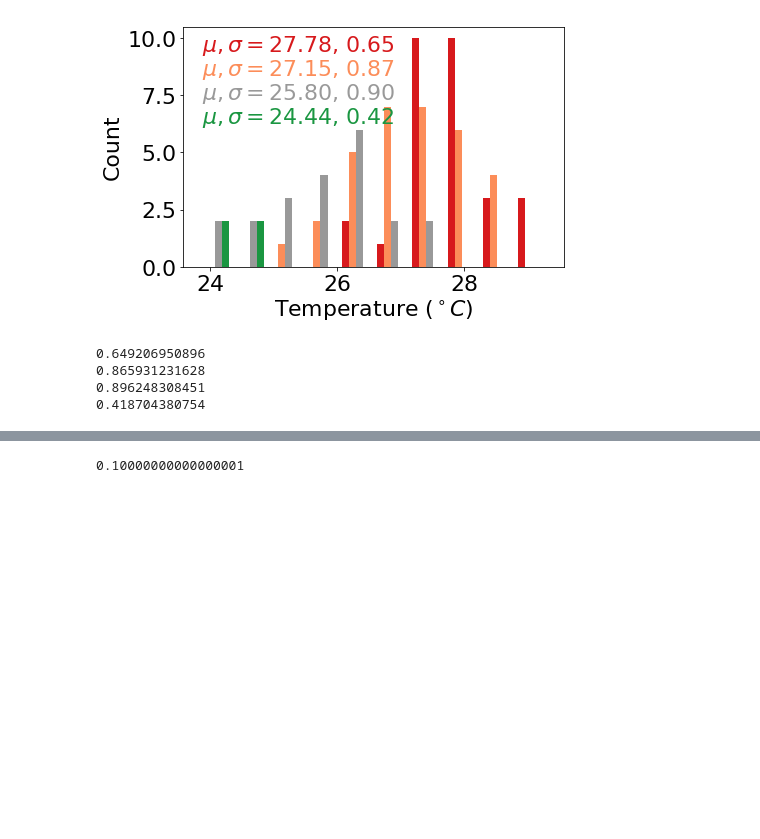
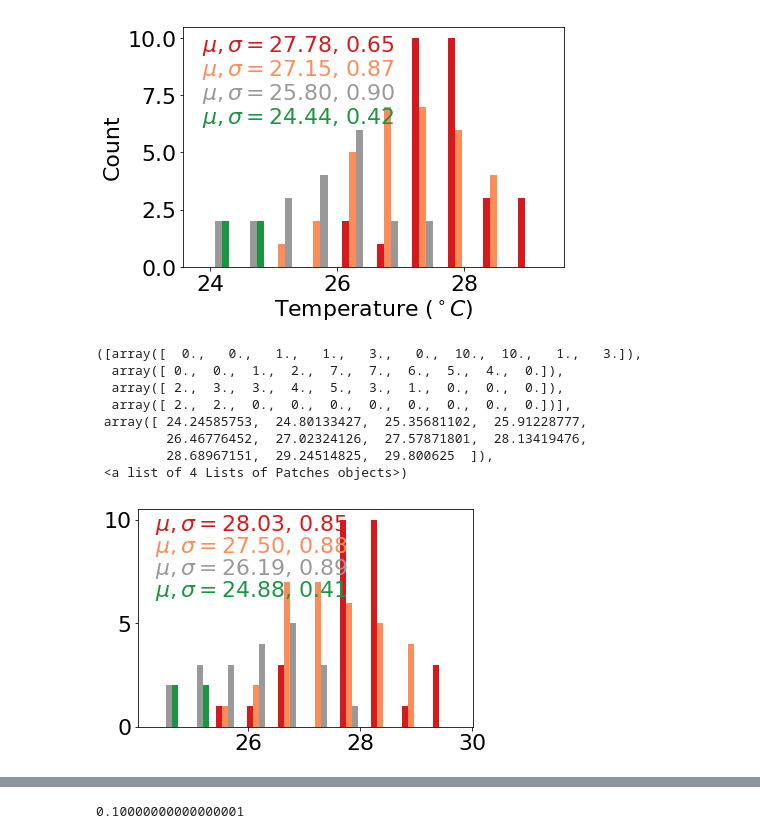
Before and after one commit to gottscott/finalthesischapter, a Jupyter notebook: PaperFigures.ipynb, the cells around one changed output, grey strips where cells are left out. Cells and saved outputs as stored; diff of their text form; code cells hidden in the pictures; blank space fills up the shorter version.

```diff
--- a/PaperFigures.ipynb
+++ b/PaperFigures.ipynb
@@ -730,19 +730,30 @@ ax.set_ylabel('Count')
 <matplotlib.text.Text at 0x...>
 [figure]
 # %%
+ax = plt.subplot(1,1,1)
 data = [#tempDF.dropna().mean().values.flatten(), # all data
-        tempDF[lcc[(lcc.LCC==26)].index].mean(),
-        tempDF[lcc[(lcc.LCC>=24) & (lcc.LCC <=25)].index].mean(),#.dropna().values.flatten(),  #
-        tempDF[lcc[(lcc.LCC==23)].index].mean(),#.dropna().values.flatten(),
-        tempDF[[68, 75, 130, 103]].mean(),#.dropna().values.flatten(),
+        tempDF_uncorrected[lcc[(lcc.LCC==26)].index].mean(),
+        tempDF_uncorrected[lcc[(lcc.LCC>=24) & (lcc.LCC <=25)].index].mean(),#.dropna().values.flatten(),  #
+        tempDF_uncorrected[lcc[(lcc.LCC==23)].index].mean(),#.dropna().values.flatten(),
+        tempDF_uncorrected[[68, 75, 130, 103]].mean(),#.dropna().values.flatten(),
        ]
+i = 0
 for d in data:
-    print(np.std(d))
+    ax.annotate('$\mu, \sigma =$%2.2f, %2.2f'%(np.nanmean(d),np.nanstd(d)), xy=(0.05, 0.9-i*.1), xycoords ='axes fraction', color = plt.rcParams['axes.prop_cycle'].by_key()['color'][i])
+#    ax.annotate('$\mu=$%2.2f'%np.nanmean(d), xy=(0.05, 0.9-i*.1), xycoords ='axes fraction', color = plt.rcParams['axes.prop_cycle'].by_key()['color'][i])
+    i = i+1
+
+ax.hist(data)
 # %% [output]
-0.649206950896
-0.865931231628
-0.896248308451
-0.418704380754
+([array([  0.,   0.,   1.,   1.,   3.,   0.,  10.,  10.,   1.,   3.]),
+  array([ 0.,  0.,  1.,  2.,  7.,  7.,  6.,  5.,  4.,  0.]),
+  array([ 2.,  3.,  3.,  4.,  5.,  3.,  1.,  0.,  0.,  0.]),
+  array([ 2.,  2.,  0.,  0.,  0.,  0.,  0.,  0.,  0.,  0.])],
+ array([ 24.24585753,  24.80133427,  25.35681102,  25.91228777,
+         26.46776452,  27.02324126,  27.57871801,  28.13419476,
+         28.68967151,  29.24514825,  29.800625  ]),
+ <a list of 4 Lists of Patches objects>)
+[figure, added]
 # %%
 # Histogram of temperature by lancover type
 fig = plt.figure(figsize=[15,15])
```
Also changed, not shown: parts of 5 cells of this notebook, 1 other file.
